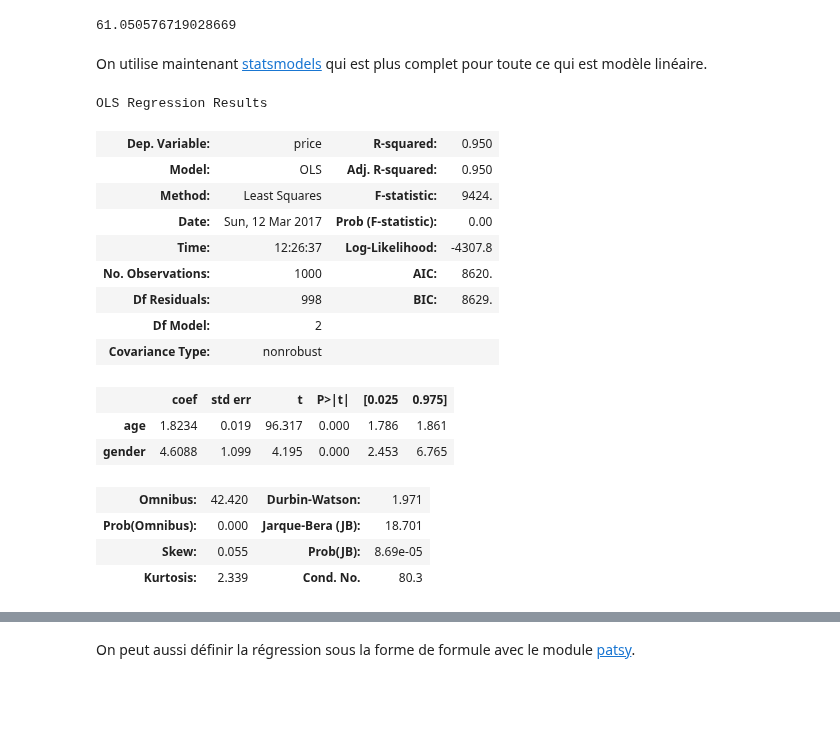
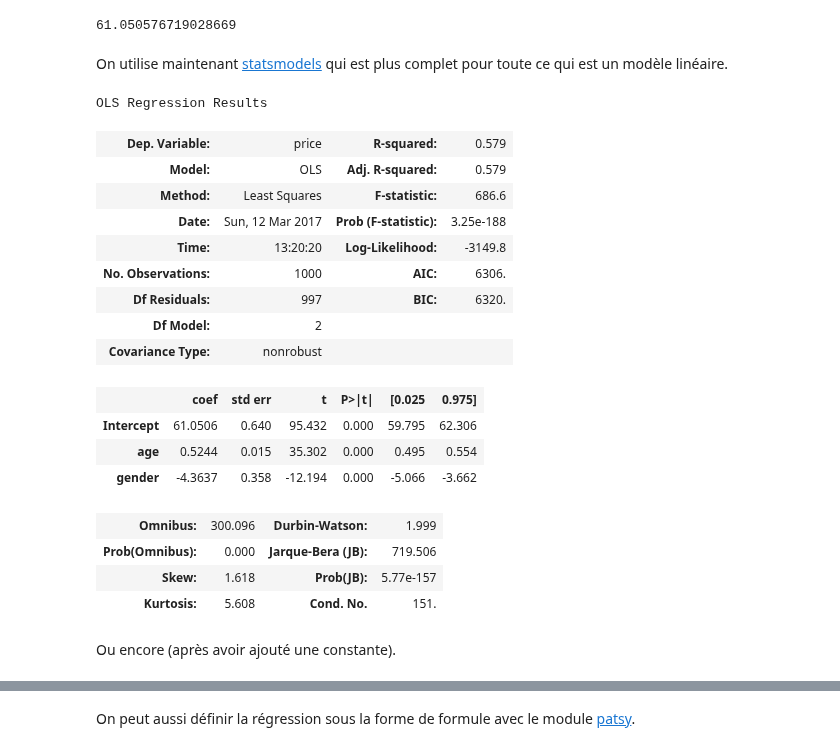
Before and after one commit to sdpython/actuariat_python, a Jupyter notebook: _doc/notebooks/examen/solution_2017.ipynb, the cells around one changed output, grey strips where cells are left out. Saved outputs shown, nothing was run; the diff lists cells and outputs as text; code cells hidden in the pictures; blank space fills up the shorter version.

```diff
--- a/_doc/notebooks/examen/solution_2017.ipynb
+++ b/_doc/notebooks/examen/solution_2017.ipynb
@@ -152,27 +152,30 @@ lr.intercept_
 # %% [output]
 61.050576719028669
 # %% [markdown]
-On utilise maintenant [statsmodels](http://statsmodels.sourceforge.net/) qui est plus complet pour toute ce qui est modèle linéaire.
+On utilise maintenant [statsmodels](http://statsmodels.sourceforge.net/) qui est plus complet pour toute ce qui est un modèle linéaire.
 # %%
-from statsmodels.api import OLS
-lr = OLS(join["price"], join[["age", "gender"]])
+from statsmodels.formula.api import ols
+lr = ols("price ~ age + gender", data=join)
 res = lr.fit()
 res.summary()
 # %% [output]
 OLS Regression Results
-| Dep. Variable: | price | R-squared: | 0.950 |
-| Model: | OLS | Adj. R-squared: | 0.950 |
-| Method: | Least Squares | F-statistic: | 9424. |
-| Date: | Sun, 12 Mar 2017 | Prob (F-statistic): | 0.00 |
-| Time: | 12:26:37 | Log-Likelihood: | -4307.8 |
-| No. Observations: | 1000 | AIC: | 8620. |
-| Df Residuals: | 998 | BIC: | 8629. |
+| Dep. Variable: | price | R-squared: | 0.579 |
+| Model: | OLS | Adj. R-squared: | 0.579 |
+| Method: | Least Squares | F-statistic: | 686.6 |
+| Date: | Sun, 12 Mar 2017 | Prob (F-statistic): | 3.25e-188 |
+| Time: | 13:20:20 | Log-Likelihood: | -3149.8 |
+| No. Observations: | 1000 | AIC: | 6306. |
+| Df Residuals: | 997 | BIC: | 6320. |
 | Df Model: | 2 |  |  |
 | Covariance Type: | nonrobust |  |  |
 |  | coef | std err | t | P>|t| | [0.025 | 0.975] |
-| age | 1.8234 | 0.019 | 96.317 | 0.000 | 1.786 | 1.861 |
-| gender | 4.6088 | 1.099 | 4.195 | 0.000 | 2.453 | 6.765 |
+| Intercept | 61.0506 | 0.640 | 95.432 | 0.000 | 59.795 | 62.306 |
+| age | 0.5244 | 0.015 | 35.302 | 0.000 | 0.495 | 0.554 |
+| gender | -4.3637 | 0.358 | -12.194 | 0.000 | -5.066 | -3.662 |
-| Omnibus: | 42.420 | Durbin-Watson: | 1.971 |
-| Prob(Omnibus): | 0.000 | Jarque-Bera (JB): | 18.701 |
-| Skew: | 0.055 | Prob(JB): | 8.69e-05 |
-| Kurtosis: | 2.339 | Cond. No. | 80.3 |
+| Omnibus: | 300.096 | Durbin-Watson: | 1.999 |
+| Prob(Omnibus): | 0.000 | Jarque-Bera (JB): | 719.506 |
+| Skew: | 1.618 | Prob(JB): | 5.77e-157 |
+| Kurtosis: | 5.608 | Cond. No. | 151. |
+# %% [markdown]
+Ou encore (après avoir ajouté une constante).
```
Also changed, not shown: parts of 32 cells of this notebook.
